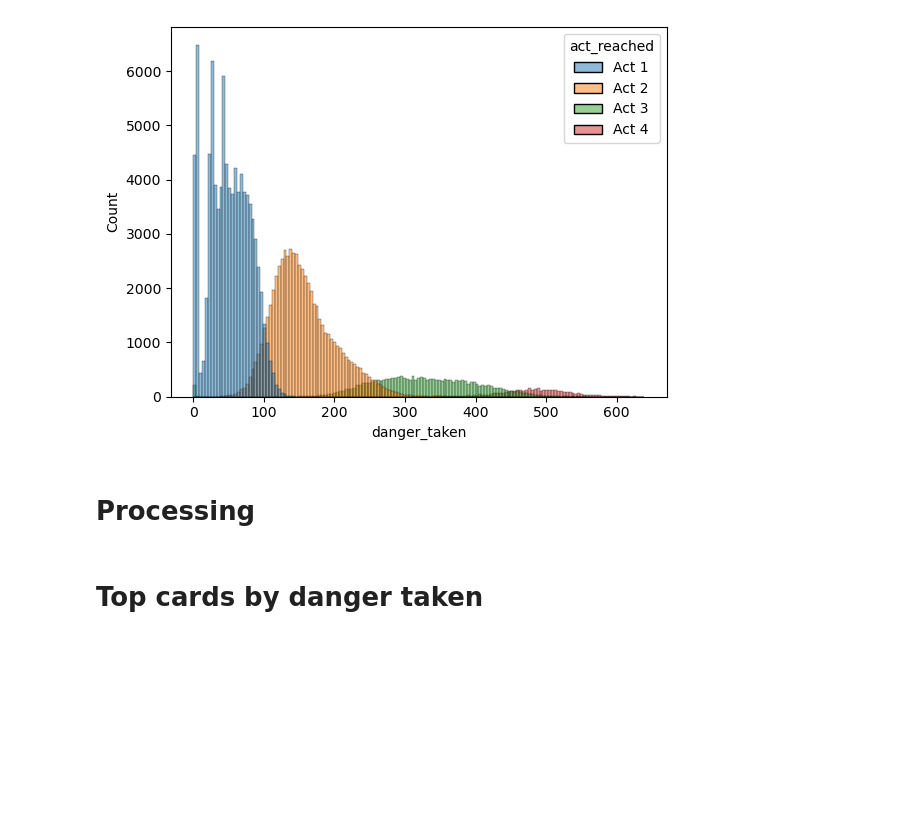
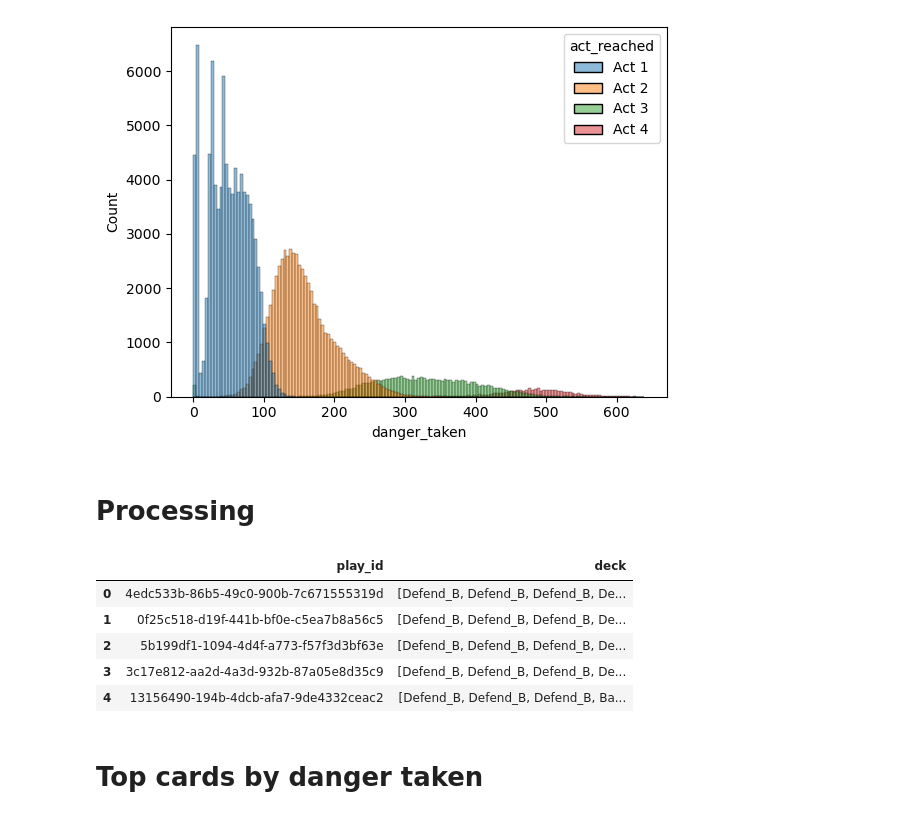
Before and after one commit to snikenbusper/slay-the-spire-defect-card-drafting, a Jupyter notebook: Analysis.ipynb, the cells around one changed output. Saved outputs shown, nothing was run; the diff lists cells and outputs as text; code cells hidden in the pictures; blank space fills up the shorter version.

Commit message:
Create final_deck_list

```diff
--- a/Analysis.ipynb
+++ b/Analysis.ipynb
@@ -219,6 +219,24 @@ card_stats = final_deck_ohe.melt(id_vars = ['play_id'], var_name = 'card', value
 # %%
 card_stats['rarity'] = card_stats.index.map(lambda x: defect_cards.get(x.replace('+1', '')))
 card_stats['upgraded'] = card_stats.index.map(lambda x: '+1' in x)
+# %%
+final_deck_list = []
+for i, row in final_deck_ohe.iterrows():
+    t = (row['play_id'], np.repeat(row.iloc[1:].index, row.iloc[1:].values).to_list())
+    final_deck_list.append(t)
+
+    # t = (row['play_id'], np.repeat(row[1:], row[1:].values))
+# %%
+final_deck_list = pd.DataFrame(final_deck_list, columns = ['play_id', 'deck'])
+# %%
+final_deck_list.head()
+# %% [output]
+|  | play_id | deck |
+| 0 | 4edc533b-86b5-49c0-900b-7c671555319d | [Defend_B, Defend_B, Defend_B, De... |
+| 1 | 0f25c518-d19f-441b-bf0e-c5ea7b8a56c5 | [Defend_B, Defend_B, Defend_B, De... |
+| 2 | 5b199df1-1094-4d4f-a773-f57f3d3bf63e | [Defend_B, Defend_B, Defend_B, De... |
+| 3 | 3c17e812-aa2d-4a3d-932b-87a05e8d35c9 | [Defend_B, Defend_B, Defend_B, De... |
+| 4 | 13156490-194b-4dcb-afa7-9de4332ceac2 | [Defend_B, Defend_B, Defend_B, Ba... |
 # %% [markdown]
 # Top cards by danger taken
 # %% [markdown]
```
Also changed, not shown: parts of 2 cells of this notebook.
